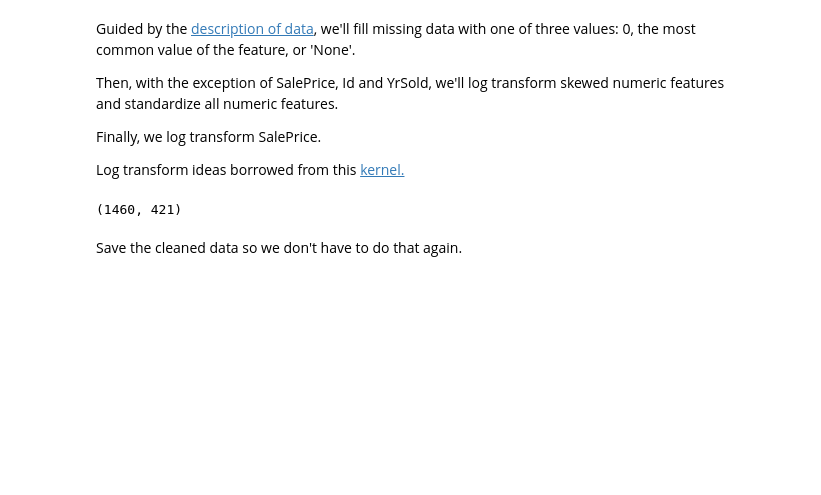
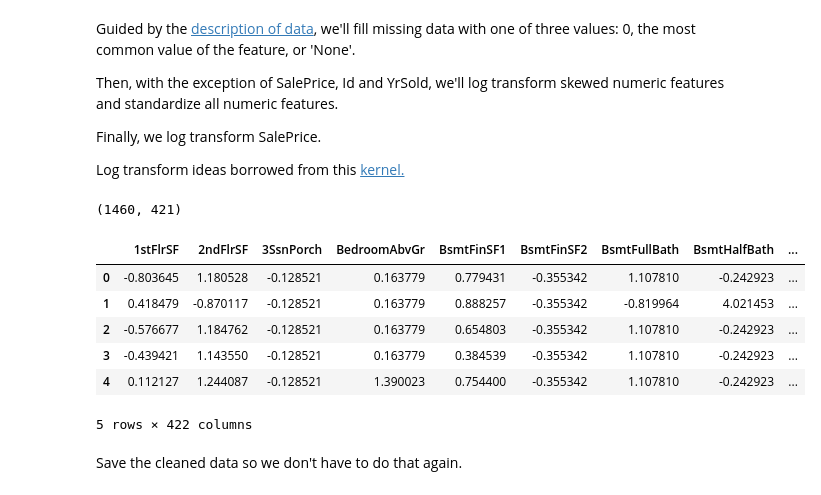
Before and after one commit to ryankresse/ames_housing, a Jupyter notebook: lasso.ipynb, the cells around one changed output. Drawn from its saved outputs; the diff is of its cells as text; code cells hidden in the pictures; blank space fills up the shorter version.

```diff
--- a/lasso.ipynb
+++ b/lasso.ipynb
@@ -108,6 +121,16 @@ y = all_data_prepped[:train.shape[0]].SalePrice
 X_train.shape
 # %% [output]
 (1460, 421)
+# %%
+all_data_prepped.head()
+# %% [output]
+|  | 1stFlrSF | 2ndFlrSF | 3SsnPorch | BedroomAbvGr | BsmtFinSF1 | BsmtFinSF2 | BsmtFullBath | BsmtHalfBath | ... |
+| 0 | -0.803645 | 1.180528 | -0.128521 | 0.163779 | 0.779431 | -0.355342 | 1.107810 | -0.242923 | ... |
+| 1 | 0.418479 | -0.870117 | -0.128521 | 0.163779 | 0.888257 | -0.355342 | -0.819964 | 4.021453 | ... |
+| 2 | -0.576677 | 1.184762 | -0.128521 | 0.163779 | 0.654803 | -0.355342 | 1.107810 | -0.242923 | ... |
+| 3 | -0.439421 | 1.143550 | -0.128521 | 0.163779 | 0.384539 | -0.355342 | 1.107810 | -0.242923 | ... |
+| 4 | 0.112127 | 1.244087 | -0.128521 | 1.390023 | 0.754400 | -0.355342 | 1.107810 | -0.242923 | ... |
+5 rows × 422 columns
 # %% [markdown]
 Save the cleaned data so we don't have to do that again.
 # %%
```
Also changed, not shown: parts of 5 cells of this notebook, 1 other file.
